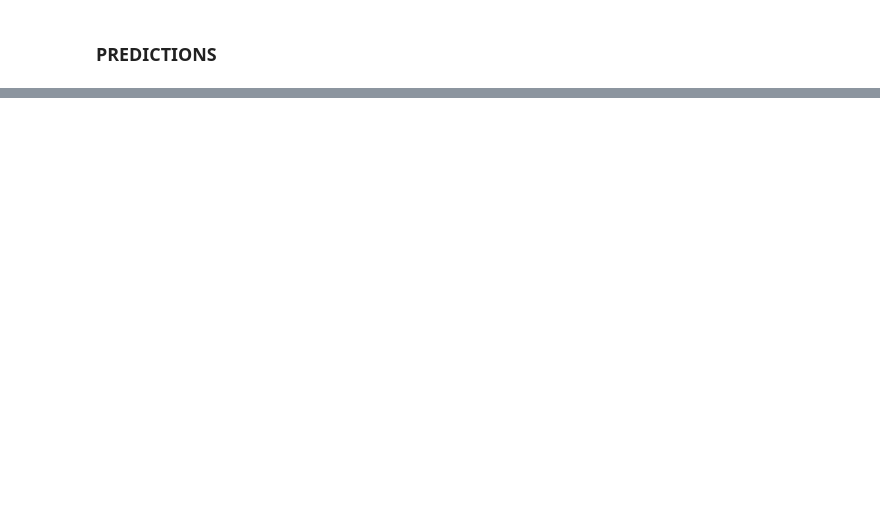
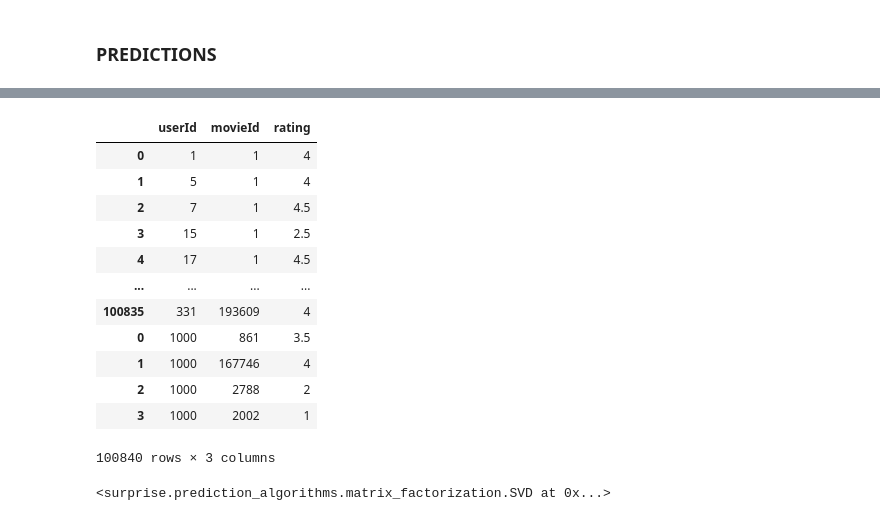
Before and after one commit to naphtron/Filamu-Movie-Recommender, a Jupyter notebook: index.ipynb, the cells around one changed output, grey strips where cells are left out. Cells and saved outputs as stored; diff of their text form; code cells hidden in the pictures; blank space fills up the shorter version.

Commit message:
Final Model Selected

```diff
--- a/index.ipynb
+++ b/index.ipynb
@@ -17,19 +45,18 @@ from IPython.display import HTML
 import warnings
 warnings.filterwarnings('ignore')
 # %%
-def load_and_join_csv(file_path_1, file_path_2, file_path_3):
+def load_and_join_csv(file_path_1, file_path_2):
     # Load CSV files into Pandas DataFrames
     movies = pd.read_csv(file_path_1)
     ratings = pd.read_csv(file_path_2)
-    # tags = pd.read_csv(file_path_3)
 
     # Perform inner joins to combine the datasets based on common column movieId
     movies_ratings_df = pd.merge(movies, ratings, on='movieId', how='inner')
 
     return movies_ratings_df
 
-# Replace 'file1.csv', 'file2.csv', 'file3.csv', and 'file4.csv' with your actual file paths
-movie_rating_df = load_and_join_csv("ml-latest-small/movies.csv", "ml-latest-small/ratings.csv", "ml-latest-small/tags.csv")
+# Replace  with your actual file paths
+movie_rating_df = load_and_join_csv("ml-latest-small/movies.csv", "ml-latest-small/ratings.csv")
 
 # Display the resulting dataset
 movie_rating_df
@@ -440,0 +461,20 @@ HTML(evaluation_table)
+# %%
+def movie_rater(movie_df,num, genre=None):
+    userID = 1000
+    rating_list = []
+    while num > 0:
+        if genre:
+            movie = movie_df[movie_df['genres'].str.contains(genre)].sample(1)
+        else:
+            movie = movie_df.sample(1)
+        print(movie)
+        rating = input('How do you rate this movie on a scale of 1-5, press n if you have not seen :\n')
+        if rating == 'n':
+            continue
+        else:
+            rating_one_movie = {'userId':userID,'movieId':movie['movieId'].values[0],'rating':rating}
+            rating_list.append(rating_one_movie)
+            num -= 1
+    return rating_list
+# %%
+user_rating = movie_rater(exploded_genres_df, 4, 'Comedy')
@@ -440,0 +499,28 @@ HTML(evaluation_table)
+# %%
+## add the new ratings to the original ratings DataFrame
+user_ratings = pd.DataFrame(user_rating)
+new_ratings_df = pd.concat([user_item_df, user_ratings], axis=0)
+reader = Reader()
+new_data = Dataset.load_from_df(new_ratings_df, reader)
+# %%
+new_data.df
+# %% [output]
+|  | userId | movieId | rating |
+| 0 | 1 | 1 | 4 |
+| 1 | 5 | 1 | 4 |
+| 2 | 7 | 1 | 4.5 |
+| 3 | 15 | 1 | 2.5 |
+| 4 | 17 | 1 | 4.5 |
+| ... | ... | ... | ... |
+| 100835 | 331 | 193609 | 4 |
+| 0 | 1000 | 861 | 3.5 |
+| 1 | 1000 | 167746 | 4 |
+| 2 | 1000 | 2788 | 2 |
+| 3 | 1000 | 2002 | 1 |
+100840 rows × 3 columns
+# %%
+# train a model using the new combined DataFrame
+svd_ = SVD(n_factors= 50, reg_all=0.05)
+svd_.fit(new_data.build_full_trainset())
+# %% [output]
+<surprise.prediction_algorithms.matrix_factorization.SVD at 0x...>
```
Also changed, not shown: parts of 25 cells of this notebook.
